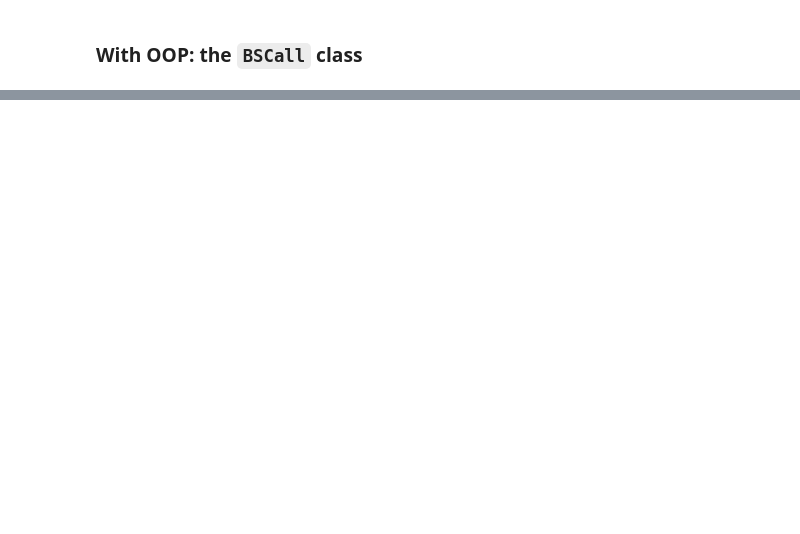
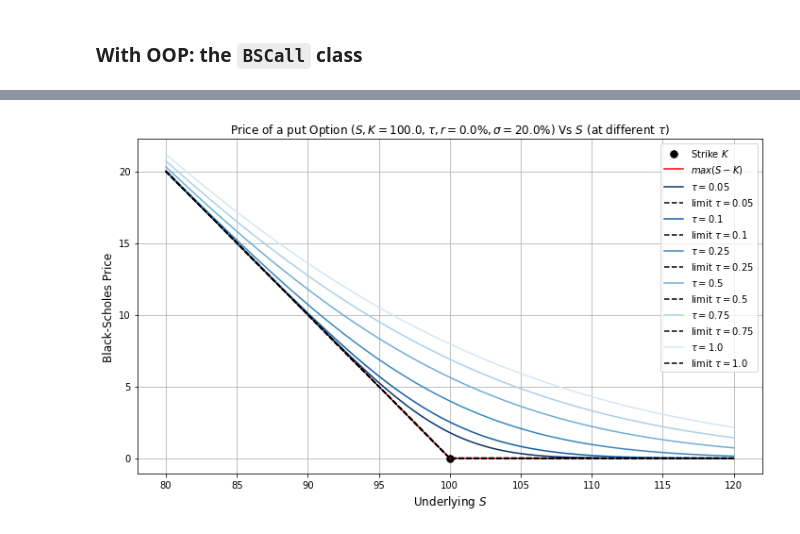
Before and after one commit to gabrielepompa88/IT-For-Business-And-Finance-2019-20, a Jupyter notebook: Notebooks/Derivatives_Analytics___Introduction_to_OOP.ipynb, the cells around one changed output, grey strips where cells are left out. Cells and saved outputs as stored; diff of their text form; code cells hidden in the pictures; blank space fills up the shorter version.

```diff
--- a/Notebooks/Derivatives_Analytics___Introduction_to_OOP.ipynb
+++ b/Notebooks/Derivatives_Analytics___Introduction_to_OOP.ipynb
@@ -869,0 +1028,4 @@ plotter(call, K_strip, T_strip)
+# %%
+plotter2(put, S_strip, tau_strip)
+# %% [output]
+[figure, added]
```
Also changed, not shown: parts of 90 cells of this notebook.
